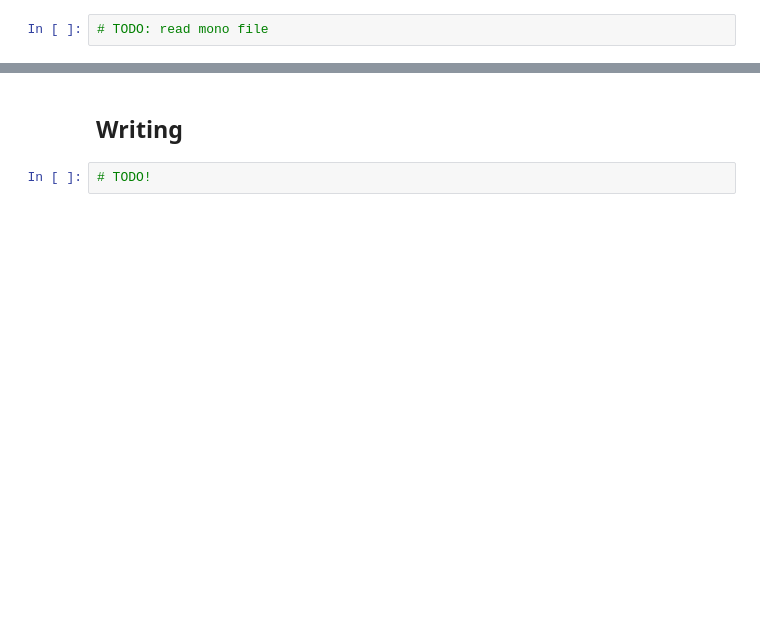
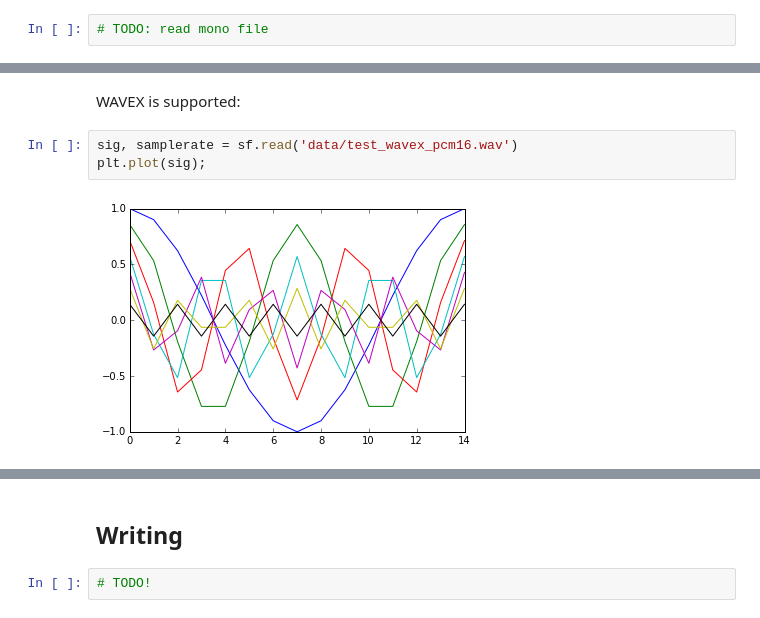
Before and after one commit to mgeier/python-audio, a Jupyter notebook: audio-files/audio-files-with-pysoundfile.ipynb, the cells around one changed output, grey strips where cells are left out. Drawn from its saved outputs; the diff is of its cells as text; blank space fills up the shorter version.

```diff
--- a/audio-files/audio-files-with-pysoundfile.ipynb
+++ b/audio-files/audio-files-with-pysoundfile.ipynb
@@ -84,0 +85,7 @@ This would be consistent with the rest of NumPy (although not expected by Octave
+# %% [markdown]
+WAVEX is supported:
+# %%
+sig, samplerate = sf.read('data/test_wavex_pcm16.wav')
+plt.plot(sig);
+# %% [output]
+[figure, added]
```
Also changed, not shown: parts of 46 cells of this notebook, 1 other file.
